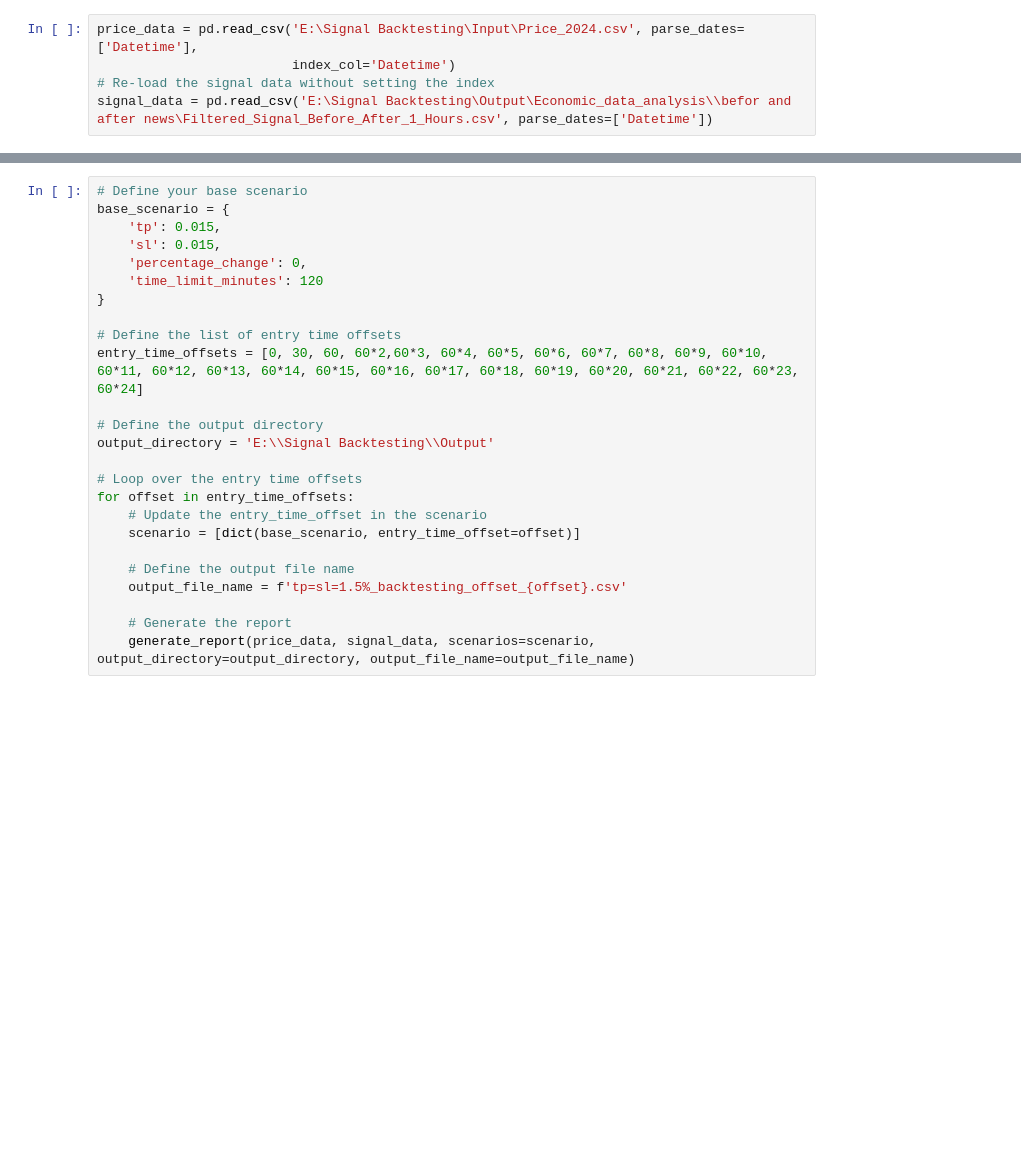
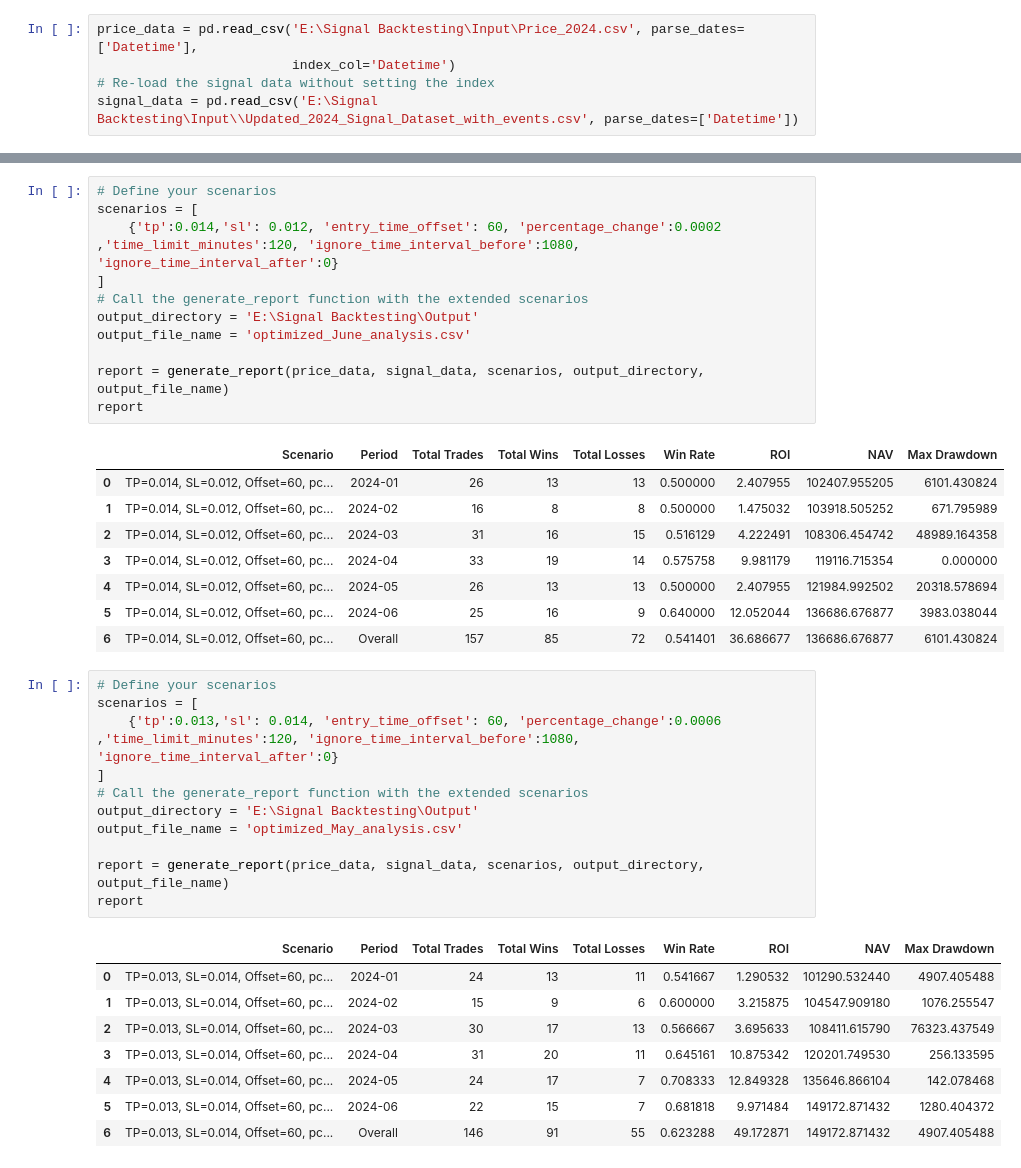
Before and after one commit to Capsmark/Signal_Backtesting, a Jupyter notebook: src/Backtesting.ipynb, the cells around one changed output, grey strips where cells are left out. Cells and saved outputs as stored; diff of their text form; blank space fills up the shorter version.

Commit message:
added ignoring time offset

```diff
--- a/src/Backtesting.ipynb
+++ b/src/Backtesting.ipynb
@@ -266,5 +318,5 @@ def generate_report(price_data, signal_data, scenarios, output_directory, output
 price_data = pd.read_csv('E:\Signal Backtesting\Input\Price_2024.csv', parse_dates=['Datetime'],
                          index_col='Datetime')
 # Re-load the signal data without setting the index
-signal_data = pd.read_csv('E:\Signal Backtesting\Output\Economic_data_analysis\\befor and after news\Filtered_Signal_Before_After_1_Hours.csv', parse_dates=['Datetime'])
+signal_data = pd.read_csv('E:\Signal Backtesting\Input\\Updated_2024_Signal_Dataset_with_events.csv', parse_dates=['Datetime'])
 # %%
@@ -322,25 +375,40 @@ report
+# %%
+# Define your scenarios
+scenarios = [
+    {'tp':0.014,'sl': 0.012, 'entry_time_offset': 60, 'percentage_change':0.0002 ,'time_limit_minutes':120, 'ignore_time_interval_before':1080, 'ignore_time_interval_after':0}
+]
+# Call the generate_report function with the extended scenarios
+output_directory = 'E:\Signal Backtesting\Output'
+output_file_name = 'optimized_June_analysis.csv'
+
+report = generate_report(price_data, signal_data, scenarios, output_directory, output_file_name)
+report
+# %% [output]
+|  | Scenario | Period | Total Trades | Total Wins | Total Losses | Win Rate | ROI | NAV | Max Drawdown |
+| 0 | TP=0.014, SL=0.012, Offset=60, pc... | 2024-01 | 26 | 13 | 13 | 0.500000 | 2.407955 | 102407.955205 | 6101.430824 |
+| 1 | TP=0.014, SL=0.012, Offset=60, pc... | 2024-02 | 16 | 8 | 8 | 0.500000 | 1.475032 | 103918.505252 | 671.795989 |
+| 2 | TP=0.014, SL=0.012, Offset=60, pc... | 2024-03 | 31 | 16 | 15 | 0.516129 | 4.222491 | 108306.454742 | 48989.164358 |
+| 3 | TP=0.014, SL=0.012, Offset=60, pc... | 2024-04 | 33 | 19 | 14 | 0.575758 | 9.981179 | 119116.715354 | 0.000000 |
+| 4 | TP=0.014, SL=0.012, Offset=60, pc... | 2024-05 | 26 | 13 | 13 | 0.500000 | 2.407955 | 121984.992502 | 20318.578694 |
+| 5 | TP=0.014, SL=0.012, Offset=60, pc... | 2024-06 | 25 | 16 | 9 | 0.640000 | 12.052044 | 136686.676877 | 3983.038044 |
+| 6 | TP=0.014, SL=0.012, Offset=60, pc... | Overall | 157 | 85 | 72 | 0.541401 | 36.686677 | 136686.676877 | 6101.430824 |
 # %%
-# Define your base scenario
-base_scenario = {
-    'tp': 0.015,
-    'sl': 0.015,
-    'percentage_change': 0,
-    'time_limit_minutes': 120
-}
+# Define your scenarios
+scenarios = [
+    {'tp':0.013,'sl': 0.014, 'entry_time_offset': 60, 'percentage_change':0.0006 ,'time_limit_minutes':120, 'ignore_time_interval_before':1080, 'ignore_time_interval_after':0}
+]
+# Call the generate_report function with the extended scenarios
+output_directory = 'E:\Signal Backtesting\Output'
+output_file_name = 'optimized_May_analysis.csv'
 
-# Define the list of entry time offsets
-entry_time_offsets = [0, 30, 60, 60*2,60*3, 60*4, 60*5, 60*6, 60*7, 60*8, 60*9, 60*10, 60*11, 60*12, 60*13, 60*14, 60*15, 60*16, 60*17, 60*18, 60*19, 60*20, 60*21, 60*22, 60*23, 60*24]
-
-# Define the output directory
-output_directory = 'E:\\Signal Backtesting\\Output'
-
-# Loop over the entry time offsets
-for offset in entry_time_offsets:
-    # Update the entry_time_offset in the scenario
-    scenario = [dict(base_scenario, entry_time_offset=offset)]
-
-    # Define the output file name
-    output_file_name = f'tp=sl=1.5%_backtesting_offset_{offset}.csv'
-
-    # Generate the report
-    generate_report(price_data, signal_data, scenarios=scenario, output_directory=output_directory, output_file_name=output_file_name)
+report = generate_report(price_data, signal_data, scenarios, output_directory, output_file_name)
+report
+# %% [output]
+|  | Scenario | Period | Total Trades | Total Wins | Total Losses | Win Rate | ROI | NAV | Max Drawdown |
+| 0 | TP=0.013, SL=0.014, Offset=60, pc... | 2024-01 | 24 | 13 | 11 | 0.541667 | 1.290532 | 101290.532440 | 4907.405488 |
+| 1 | TP=0.013, SL=0.014, Offset=60, pc... | 2024-02 | 15 | 9 | 6 | 0.600000 | 3.215875 | 104547.909180 | 1076.255547 |
+| 2 | TP=0.013, SL=0.014, Offset=60, pc... | 2024-03 | 30 | 17 | 13 | 0.566667 | 3.695633 | 108411.615790 | 76323.437549 |
+| 3 | TP=0.013, SL=0.014, Offset=60, pc... | 2024-04 | 31 | 20 | 11 | 0.645161 | 10.875342 | 120201.749530 | 256.133595 |
+| 4 | TP=0.013, SL=0.014, Offset=60, pc... | 2024-05 | 24 | 17 | 7 | 0.708333 | 12.849328 | 135646.866104 | 142.078468 |
+| 5 | TP=0.013, SL=0.014, Offset=60, pc... | 2024-06 | 22 | 15 | 7 | 0.681818 | 9.971484 | 149172.871432 | 1280.404372 |
+| 6 | TP=0.013, SL=0.014, Offset=60, pc... | Overall | 146 | 91 | 55 | 0.623288 | 49.172871 | 149172.871432 | 4907.405488 |
```
Also changed, not shown: parts of 7 cells of this notebook, 32 other files.
